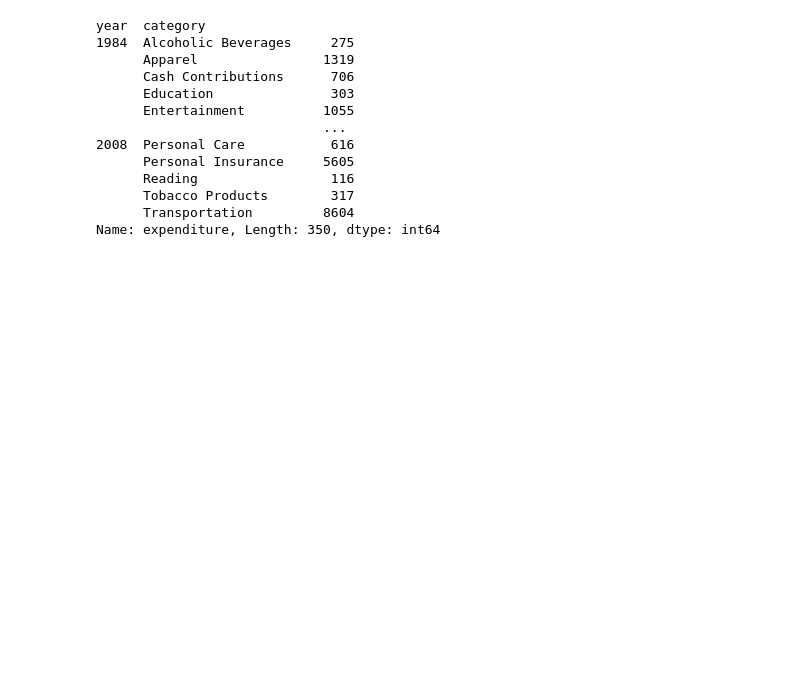
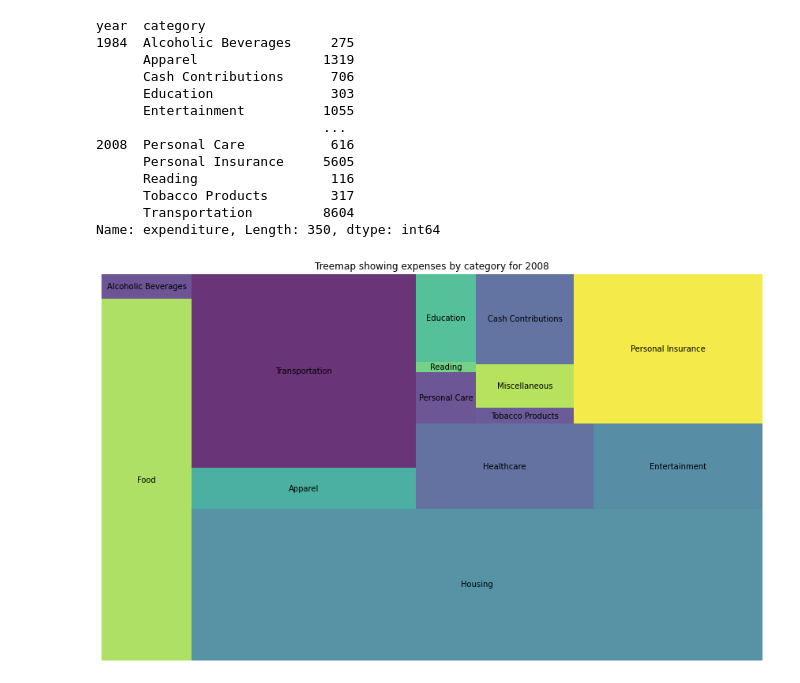
Before and after one commit to samantoz/dsc640-data_presentation, a Jupyter notebook: notebook/ex3.2.ipynb, the cells around one changed output. Saved outputs shown, nothing was run; the diff lists cells and outputs as text; code cells hidden in the pictures; blank space fills up the shorter version.

```diff
--- a/notebook/ex3.2.ipynb
+++ b/notebook/ex3.2.ipynb
@@ -84,5 +84,6 @@ Text(0.5, 0, 'Year')
 # %%
 # Tree plots
 
-category_count = df_expn.groupby(['year','category'])['expenditure'].sum()
-category_count
+# category_count = df_expn.groupby(['year','category'])['expenditure'].sum()
+# category_count
+exp_2008 = df_expn[df_expn['year']==2008]
@@ -116,3 +103,12 @@ year  category
       Tobacco Products        317
       Transportation         8604
 Name: expenditure, Length: 350, dtype: int64
+# %%
+# treemap
+plt.figure(figsize=(15, 9))
+squarify.plot(sizes=exp_2008['expenditure'], label=exp_2008['category'], alpha=.8)
+plt.axis('off')
+plt.title("Treemap showing expenses by category for 2008")
+plt.show()
+# %% [output]
+[figure, added]
```
Also changed, not shown: parts of 3 cells of this notebook, 5 other files.
